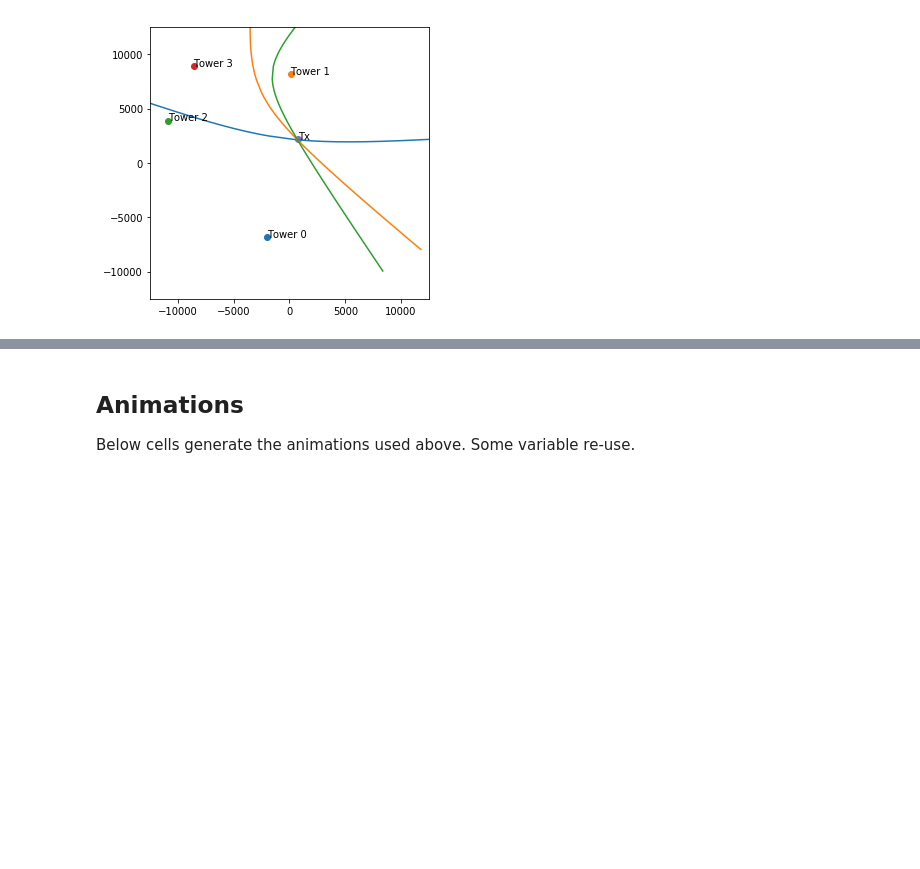
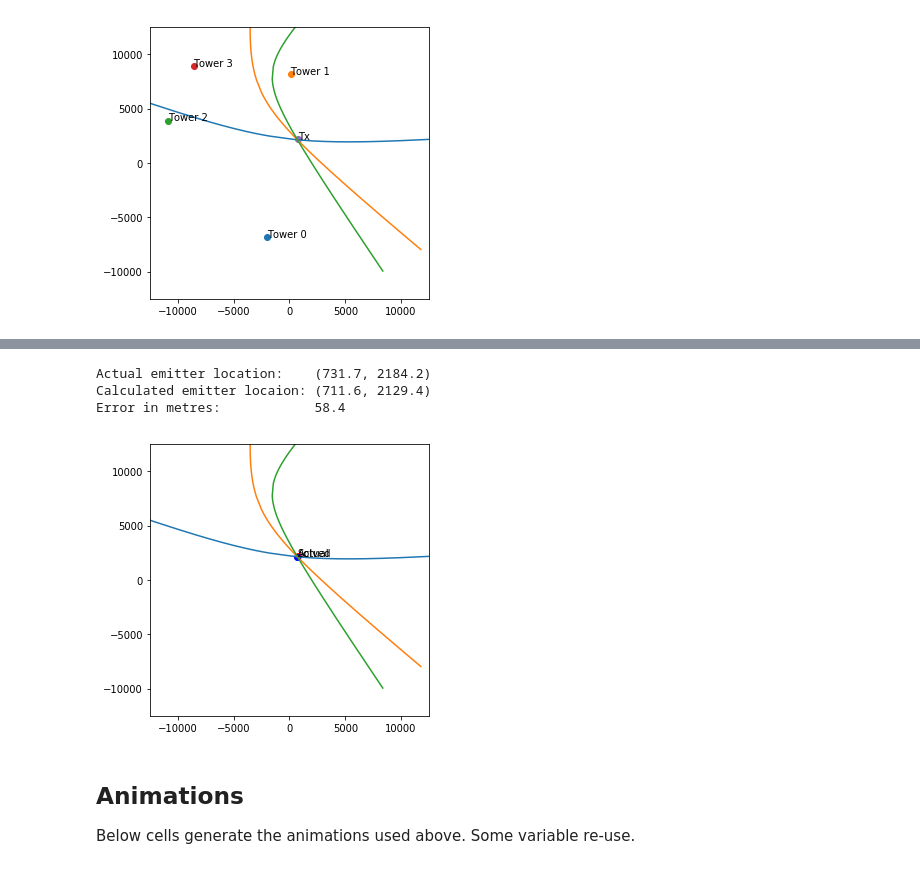
Before and after one commit to jurasofish/multilateration, a Jupyter notebook: multilateration.ipynb, the cells around one changed output, grey strips where cells are left out. Drawn from its saved outputs; the diff is of its cells as text; code cells hidden in the pictures; blank space fills up the shorter version.

```diff
--- a/multilateration.ipynb
+++ b/multilateration.ipynb
@@ -207,3 +241,54 @@ rec_times: [2.50003146 2.50002049 2.50003941 2.50003865]
+# %%
+# Solve the location of the transmitter.
+
+c = np.argmin(rec_times)
+p_c = np.expand_dims(towers[c], axis=0)
+t_c = rec_times[c]
+
+# Remove the c tower to allow for vectorization.
+all_p_i = np.delete(towers, c, axis=0)
+all_t_i = np.delete(rec_times, c, axis=0)
+
+def eval_solution(x):
+    """ x is 2 element array of x, y of the transmitter"""
+    return (
+          np.linalg.norm(x - p_c, axis=1)
+        - np.linalg.norm(x - all_p_i, axis=1)
+        + v*(all_t_i - t_c)
+    )
+
+# Initial guess.
+x_init = [0, 0]
+
+# Find a value of x such that eval_solution is minimized.
+# Remember the receive times have error added to them: rec_time_noise_stdd.
+res = least_squares(eval_solution, x_init)
+
+print(f"Actual emitter location:    ({tx[0]:.1f}, {tx[1]:.1f}) ")
+print(f"Calculated emitter locaion: ({res.x[0]:.1f}, {res.x[1]:.1f})")
+print(f"Error in metres:            {np.linalg.norm(tx-res.x):.1f}")
+
+# And now plot the solution.
+fig, ax = plt.subplots(figsize=(5,5))
+max_width = max(tx_square_side, rx_square_side)/2
+ax.set_ylim((max_width*-1, max_width))
+ax.set_xlim((max_width*-1, max_width))
+
+for locus in loci:
+    ax.plot(locus[0], locus[1])
+
+ax.scatter(tx[0], tx[1], color='red')
+ax.annotate('Actual', (tx[0], tx[1]))
+
+ax.scatter(res.x[0], res.x[1], color='blue')
+ax.annotate('Solved', (res.x[0], res.x[1]))
+
+plt.show()
+# %% [output]
+Actual emitter location:    (731.7, 2184.2)
+Calculated emitter locaion: (711.6, 2129.4)
+Error in metres:            58.4
+[figure, added]
 # %% [markdown]
 ## Animations
 Below cells generate the animations used above. Some variable re-use.
```
Also changed, not shown: parts of 2 cells of this notebook.
